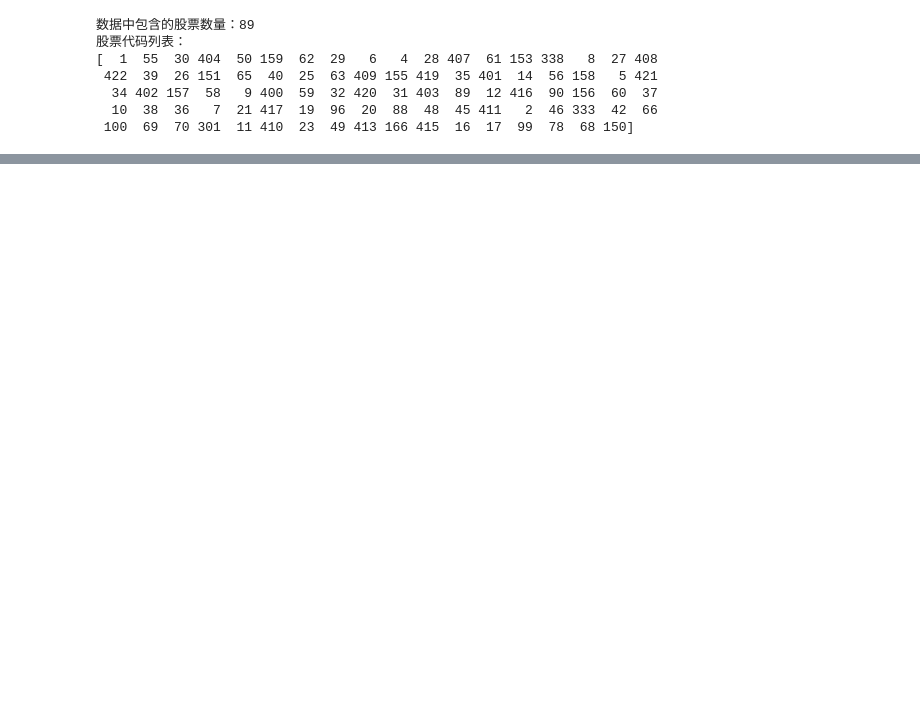
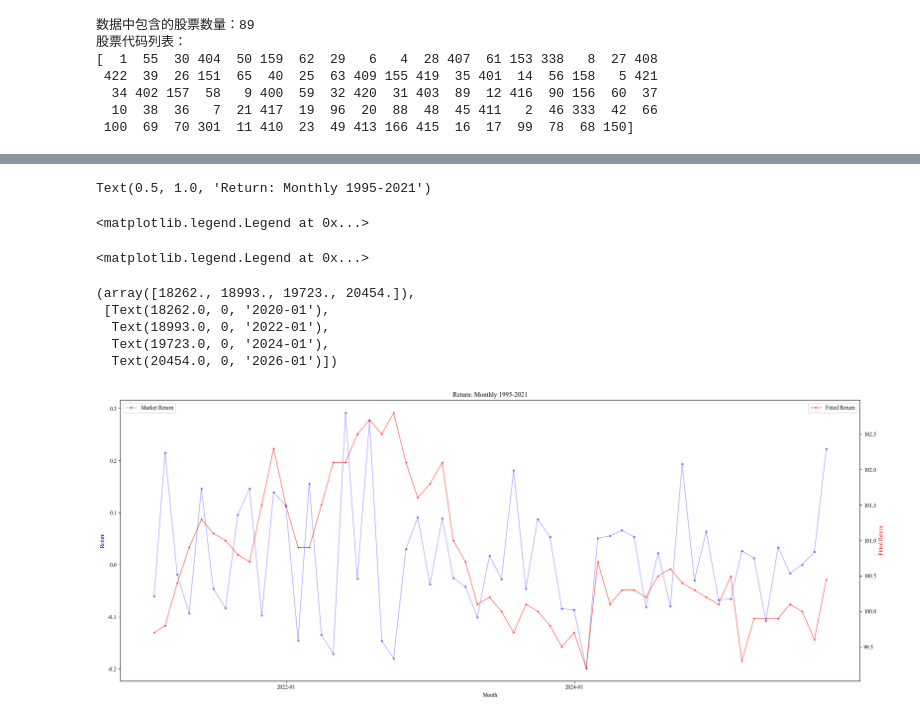
Before and after one commit to Spring-fever-shen/A-One-And-A-Two, a Jupyter notebook: 期中作业/数据.ipynb, the cells around one changed output, grey strips where cells are left out. Cells and saved outputs as stored; diff of their text form; code cells hidden in the pictures; blank space fills up the shorter version.

```diff
--- a/期中作业/数据.ipynb
+++ b/期中作业/数据.ipynb
@@ -89,0 +192,7 @@ Date
+# %%
+month_data_1 = pd.merge(month_data_1, cpi, left_index=True, right_index=True,how='left')
+
+month_data_1 = pd.merge(month_data_1, Pbpe, left_index=True, right_index=True,how='left')
+
+month_data_1 = month_data_1.fillna(month_data_1.median())
+month_data_1
@@ -89,0 +228,7 @@ Date
+# %%
+# ER = 资产收益率 (Dret) - 无风险收益率 (DRfRet)
+df_1['ER'] = df_1['Dret'] - df_1['DRfRet']
+df_1['ER1'] = df_1['ER'].shift(1)
+df_1['ER2'] = df_1['ER'].shift(2)
+df_1['ER3'] = df_1['ER'].shift(3)
+df_1
@@ -89,0 +278,5 @@ Date
+# %%
+month_data_1 = pd.merge(month_data_1, MV, left_index=True, right_index=True,how='left')
+
+month_data_1 = month_data_1.fillna(month_data_1.median())
+month_data_1
@@ -89,0 +326,52 @@ Date
+# %%
+plt.rcParams['font.sans-serif'] = ['Microsoft YaHei']  # 指定默认字体为黑体 (SimHei)，即可解决中文显示为□的问题
+plt.rcParams['axes.unicode_minus'] = False  # 解决保存图像是负号'-'显示为方块的问题
+
+fig = plt.figure(figsize=(20, 8))
+ax = fig.add_subplot(1, 1, 1)  # 左轴（第一个Y轴）
+
+
+ax.plot(
+    month_data_1.index,
+    month_data_1['Ret'],
+    color='blue',
+    marker='.',
+    linestyle='-',
+    linewidth=1,
+    markersize=6,
+    alpha=0.4,
+    label='Market Return'
+)
+ax.set_xlabel('Month')  # X轴标签
+ax.set_ylabel('Return', color='blue')  # 左轴标签
+
+
+
+ax2 = ax.twinx()  # 共享X轴
+ax2.plot(
+    month_data_1.index,  # X轴与左轴一致（必须用同一索引，保证时间对齐）
+    month_data_1['CPI_YoY'],
+    color='red',
+    marker='o',
+    linestyle='-',
+    linewidth=1,
+    markersize=2,
+    alpha=0.7,
+    label='Fitted Return'
+)
+ax2.set_ylabel('Fitted Return', color='red')  # 右轴标签
+
+
+
+plt.title("Return: Monthly 1995-2021")
+ax.legend(loc='upper left')  # 左轴图例（左上角）
+ax2.legend(loc='upper right')  # 右轴图例（右上角，不重叠）
+
+# 格式化X轴日期（避免拥挤）
+ax.xaxis.set_major_formatter(mdates.DateFormatter('%Y-%m'))
+ax.xaxis.set_major_locator(mdates.YearLocator(2))  # 每2年显示一个刻度
+plt.xticks(rotation=45)
+
+plt.tight_layout()  #防止标签被截断
+plt.show()
+# %% [output]
@@ -89,0 +383,9 @@ Date
+Text(0.5, 1.0, 'Return: Monthly 1995-2021')
+<matplotlib.legend.Legend at 0x...>
+<matplotlib.legend.Legend at 0x...>
+(array([18262., 18993., 19723., 20454.]),
+ [Text(18262.0, 0, '2020-01'),
+  Text(18993.0, 0, '2022-01'),
+  Text(19723.0, 0, '2024-01'),
+  Text(20454.0, 0, '2026-01')])
+[figure, added]
```
Also changed, not shown: parts of 43 cells of this notebook.
